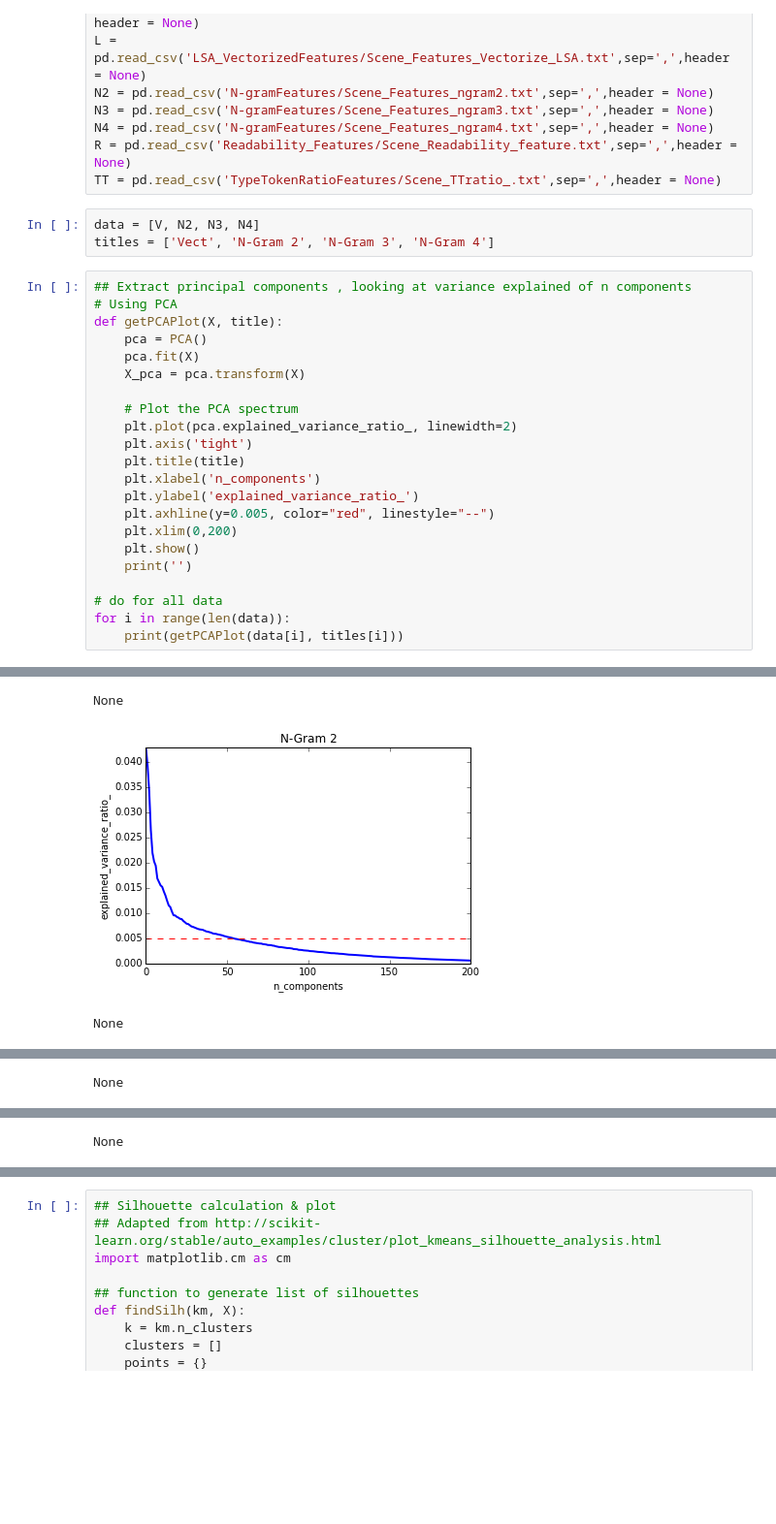
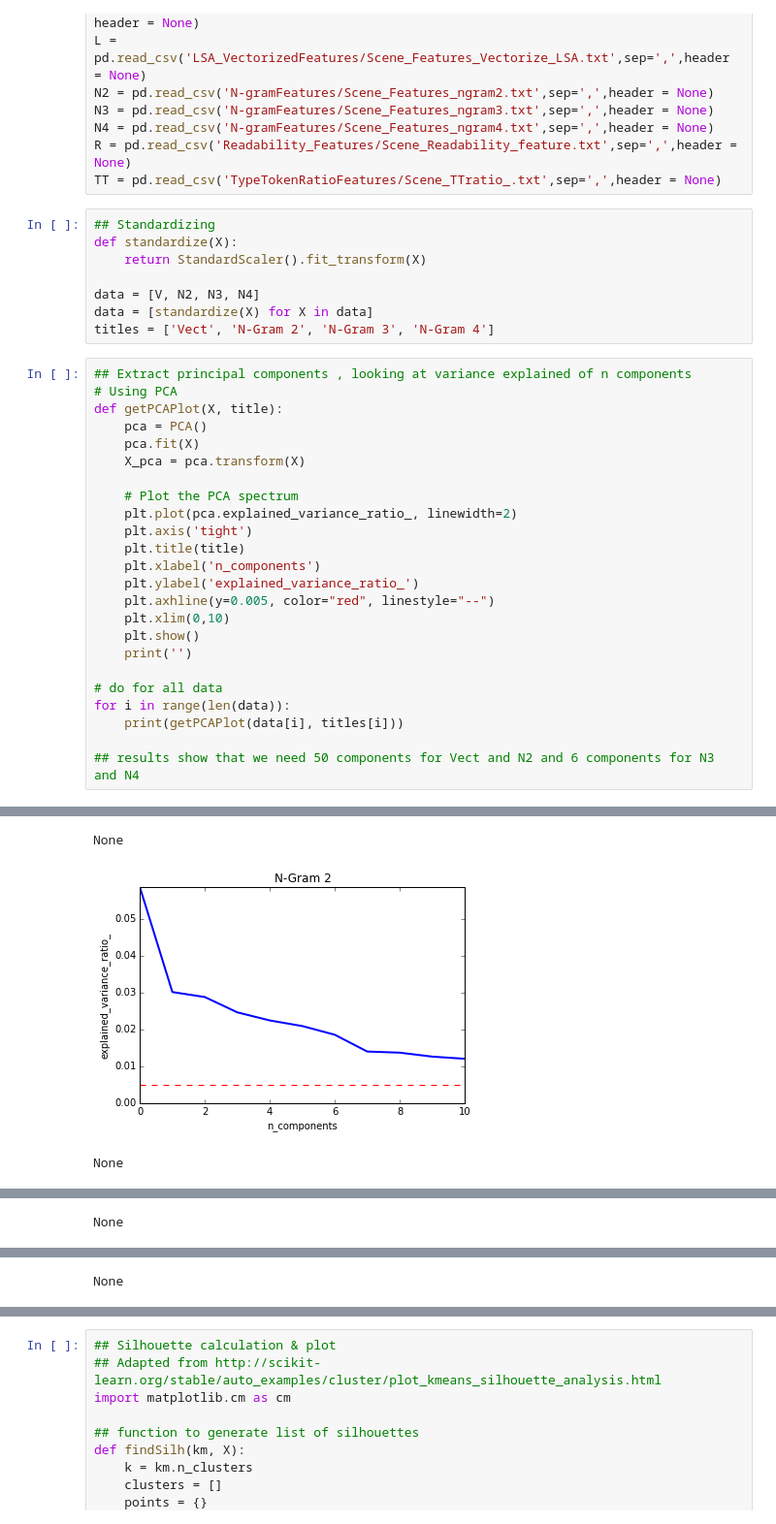
Before and after one commit to dingchaoz/machine_learning, a Jupyter notebook: HW4/Clustering_play.ipynb, the cells around one changed output, grey strips where cells are left out. Shown at 97% size. Saved outputs shown, nothing was run; the diff lists cells and outputs as text; blank space fills up the shorter version.

```diff
--- a/HW4/Clustering_play.ipynb
+++ b/HW4/Clustering_play.ipynb
@@ -18,7 +19,12 @@ N4 = pd.read_csv('N-gramFeatures/Scene_Features_ngram4.txt',sep=',',header = Non
 R = pd.read_csv('Readability_Features/Scene_Readability_feature.txt',sep=',',header = None)
 TT = pd.read_csv('TypeTokenRatioFeatures/Scene_TTratio_.txt',sep=',',header = None)
 # %%
+## Standardizing
+def standardize(X):
+    return StandardScaler().fit_transform(X)
+
 data = [V, N2, N3, N4]
+data = [standardize(X) for X in data]
 titles = ['Vect', 'N-Gram 2', 'N-Gram 3', 'N-Gram 4']
 # %%
 ## Extract principal components , looking at variance explained of n components
@@ -35,11 +41,13 @@ def getPCAPlot(X, title):
     plt.xlabel('n_components')
     plt.ylabel('explained_variance_ratio_')
     plt.axhline(y=0.005, color="red", linestyle="--")
-    plt.xlim(0,200)
+    plt.xlim(0,10)
     plt.show()
     print('')
 
 # do for all data
 for i in range(len(data)):
     print(getPCAPlot(data[i], titles[i]))
+
+## results show that we need 50 components for Vect and N2 and 6 components for N3 and N4
 # %% [output]
@@ -47,3 +55,3 @@ for i in range(len(data)):
 None
-[figure, old version]
+[figure, new version]
 None
```
Also changed, not shown: parts of 5 cells of this notebook, 6 other files.
